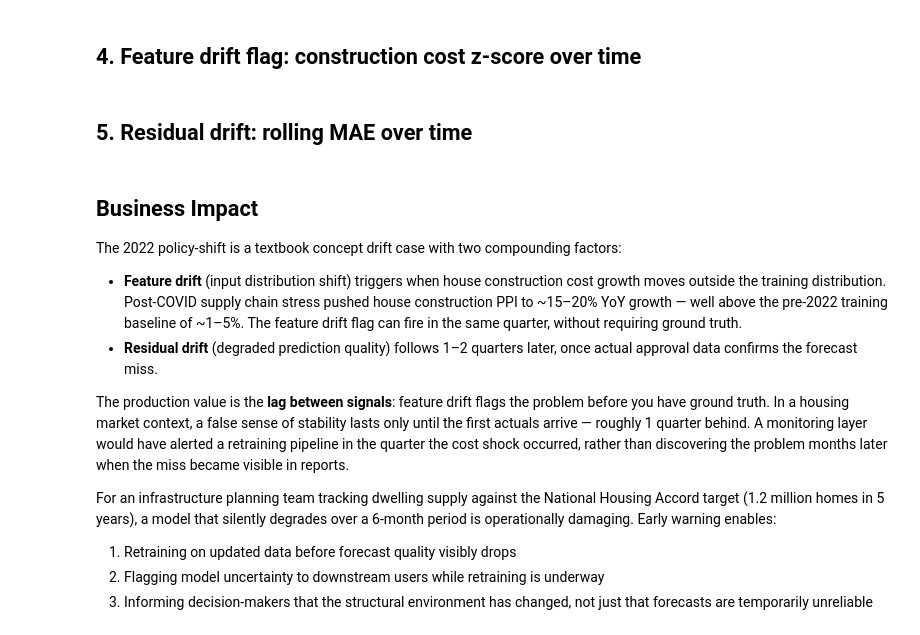
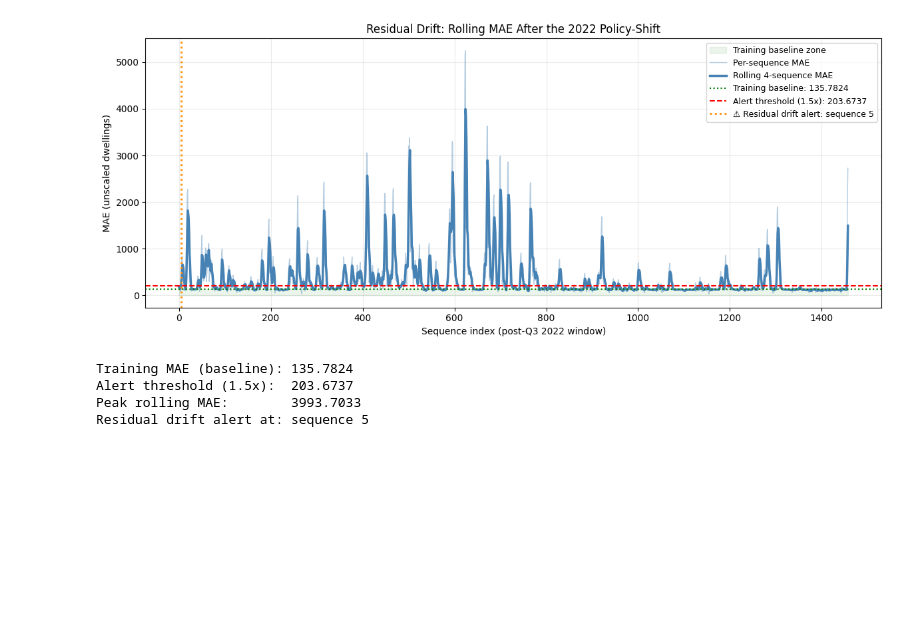
Before and after one commit to masoudraimi/Housing-Approval-Forecaster, a Jupyter notebook: notebooks/02_drift_case_study.ipynb, the cells around one changed output. Cells and saved outputs as stored; diff of their text form; code cells hidden in the pictures; blank space fills up the shorter version.

```diff
--- a/notebooks/02_drift_case_study.ipynb
+++ b/notebooks/02_drift_case_study.ipynb
@@ -200,2 +287,0 @@ In a housing supply context, this means a planning team has **weeks to months**
-# %% [markdown]
-## 4. Feature drift flag: construction cost z-score over time
@@ -229,2 +287,0 @@ plt.show()
-# %% [markdown]
-## 5. Residual drift: rolling MAE over time
@@ -254,14 +288,44 @@ plt.show()
-# %% [markdown]
-## Business Impact
-
-The 2022 policy-shift is a textbook concept drift case with two compounding factors:
-
-- **Feature drift** (input distribution shift) triggers when house construction cost growth moves outside the training distribution. Post-COVID supply chain stress pushed house construction PPI to ~15–20% YoY growth — well above the pre-2022 training baseline of ~1–5%. The feature drift flag can fire in the same quarter, without requiring ground truth.
-- **Residual drift** (degraded prediction quality) follows 1–2 quarters later, once actual approval data confirms the forecast miss.
-
-The production value is the **lag between signals**: feature drift flags the problem before you have ground truth. In a housing market context, a false sense of stability lasts only until the first actuals arrive — roughly 1 quarter behind. A monitoring layer would have alerted a retraining pipeline in the quarter the cost shock occurred, rather than discovering the problem months later when the miss became visible in reports.
-
-For an infrastructure planning team tracking dwelling supply against the National Housing Accord target (1.2 million homes in 5 years), a model that silently degrades over a 6-month period is operationally damaging. Early warning enables:
-1. Retraining on updated data before forecast quality visibly drops
-2. Flagging model uncertainty to downstream users while retraining is underway
-3. Informing decision-makers that the structural environment has changed, not just that forecasts are temporarily unreliable
+# %%
+seq_mae = np.abs(actuals - preds).mean(axis=1)
+
+baseline   = seq_mae[:4].mean() if len(seq_mae) >= 4 else seq_mae.mean()
+alert_line = baseline * 1.5
+rolling    = pd.Series(seq_mae).rolling(4, min_periods=1).mean()
+
+fig, ax = plt.subplots(figsize=(12, 5))
+
+ax.fill_between(range(len(seq_mae)), 0, baseline,
+                alpha=0.08, color='green', label='Training baseline zone')
+ax.plot(range(len(seq_mae)), seq_mae,
+        color='steelblue', alpha=0.4, linewidth=1, label='Per-sequence MAE')
+ax.plot(range(len(rolling)), rolling.values,
+        color='steelblue', linewidth=2.5, label='Rolling 4-sequence MAE')
+ax.axhline(baseline,   color='green', linestyle=':',  linewidth=1.5,
+           label=f'Training baseline: {baseline:.4f}')
+ax.axhline(alert_line, color='red',   linestyle='--', linewidth=1.5,
+           label=f'Alert threshold (1.5x): {alert_line:.4f}')
+
+breach_idx = next((i for i, v in enumerate(rolling.values) if v > alert_line), None)
+if breach_idx is not None:
+    ax.axvline(breach_idx, color='darkorange', linewidth=2, linestyle=':',
+               label=f'⚠ Residual drift alert: sequence {breach_idx}')
+
+ax.set_xlabel('Sequence index (post-Q3 2022 window)')
+ax.set_ylabel('MAE (unscaled dwellings)')
+ax.set_title('Residual Drift: Rolling MAE After the 2022 Policy-Shift')
+ax.legend(fontsize=9)
+ax.grid(alpha=0.25)
+plt.tight_layout()
+plt.show()
+
+print(f"Training MAE (baseline): {baseline:.4f}")
+print(f"Alert threshold (1.5x):  {alert_line:.4f}")
+print(f"Peak rolling MAE:        {float(rolling.max()):.4f}")
+if breach_idx is not None:
+    print(f"Residual drift alert at: sequence {breach_idx}")
+# %% [output]
+[figure, added]
+Training MAE (baseline): 135.7824
+Alert threshold (1.5x):  203.6737
+Peak rolling MAE:        3993.7033
+Residual drift alert at: sequence 5
```
Also changed, not shown: parts of 22 cells of this notebook.
